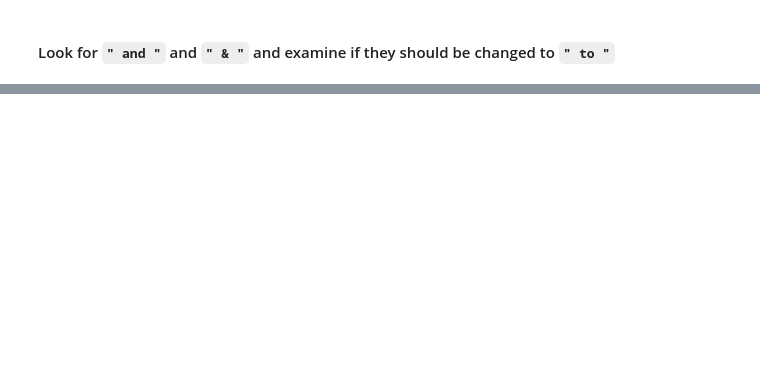
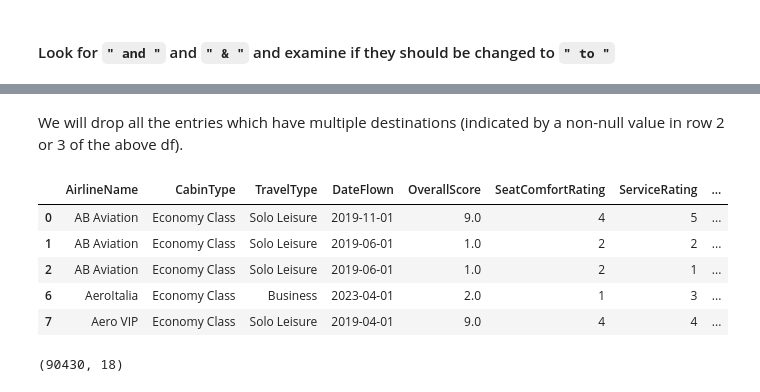
Before and after one commit to paulabondoc/airline-ratings-data-project, a Jupyter notebook: Script1 - Data_cleaning.ipynb, the cells around one changed output, grey strips where cells are left out. Drawn from its saved outputs; the diff is of its cells as text; code cells hidden in the pictures; blank space fills up the shorter version.

```diff
--- a/Script1 - Data_cleaning.ipynb
+++ b/Script1 - Data_cleaning.ipynb
@@ -268,0 +856,3 @@ Several entries use ` - ` instead of ` to `, but some could be part of place nam
+# %%
+dataset_origin_destination = dataset_correct_to.copy()
+dataset_origin_destination.shape
@@ -268,0 +861,3 @@ Several entries use ` - ` instead of ` to `, but some could be part of place nam
+# %%
+origin_destination_split = dataset_origin_destination['NewRoute'].str.split(' to ', expand=True).rename(columns={0:'origin', 1:'destination'})
+origin_destination_split
@@ -268,0 +878,22 @@ Several entries use ` - ` instead of ` to `, but some could be part of place nam
+# %% [markdown]
+We will drop all the entries which have multiple destinations (indicated by a non-null value in row 2 or 3 of the above df).
+# %%
+# Index of entries with multiple destinations in the `NewRoute` column
+multiple_destinations = origin_destination_split.index[origin_destination_split[2].notna()]
+# %%
+dataset_origin_destination.drop(index=multiple_destinations, inplace=True)
+origin_destination_split.drop(index=multiple_destinations, inplace=True)
+# %%
+dataset_origin_destination[['Origin', 'Destination']] = origin_destination_split[['origin', 'destination']]
+dataset_origin_destination.head()
+# %% [output]
+|  | AirlineName | CabinType | TravelType | DateFlown | OverallScore | SeatComfortRating | ServiceRating | ... |
+| 0 | AB Aviation | Economy Class | Solo Leisure | 2019-11-01 | 9.0 | 4 | 5 | ... |
+| 1 | AB Aviation | Economy Class | Solo Leisure | 2019-06-01 | 1.0 | 2 | 2 | ... |
+| 2 | AB Aviation | Economy Class | Solo Leisure | 2019-06-01 | 1.0 | 2 | 1 | ... |
+| 6 | AeroItalia | Economy Class | Business | 2023-04-01 | 2.0 | 1 | 3 | ... |
+| 7 | Aero VIP | Economy Class | Solo Leisure | 2019-04-01 | 9.0 | 4 | 4 | ... |
+# %%
+dataset_origin_destination.shape
+# %% [output]
+(90430, 18)
```
Also changed, not shown: parts of 76 cells of this notebook.
